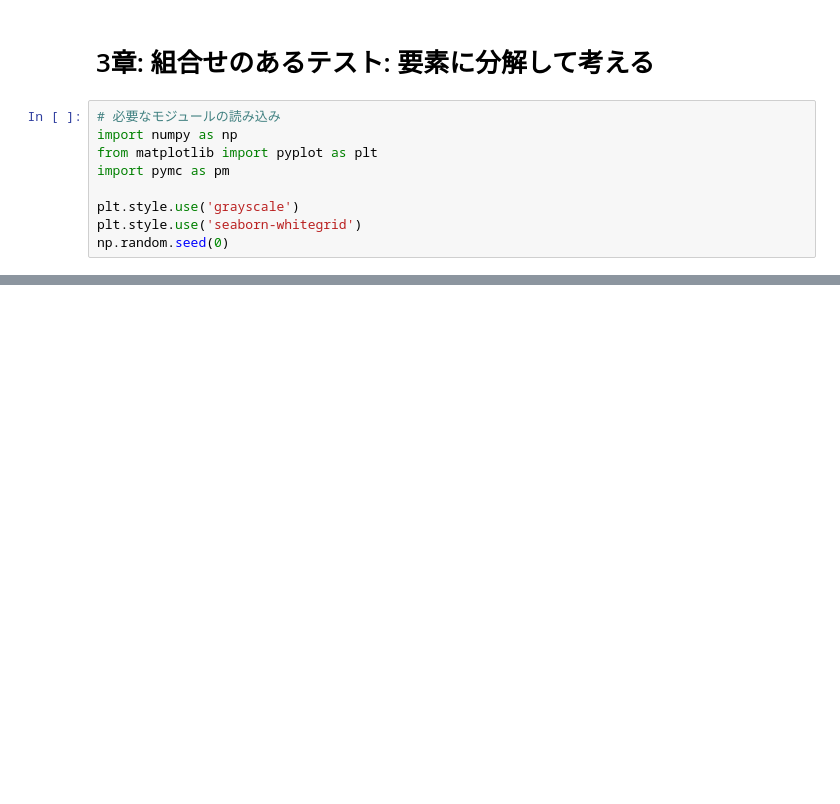
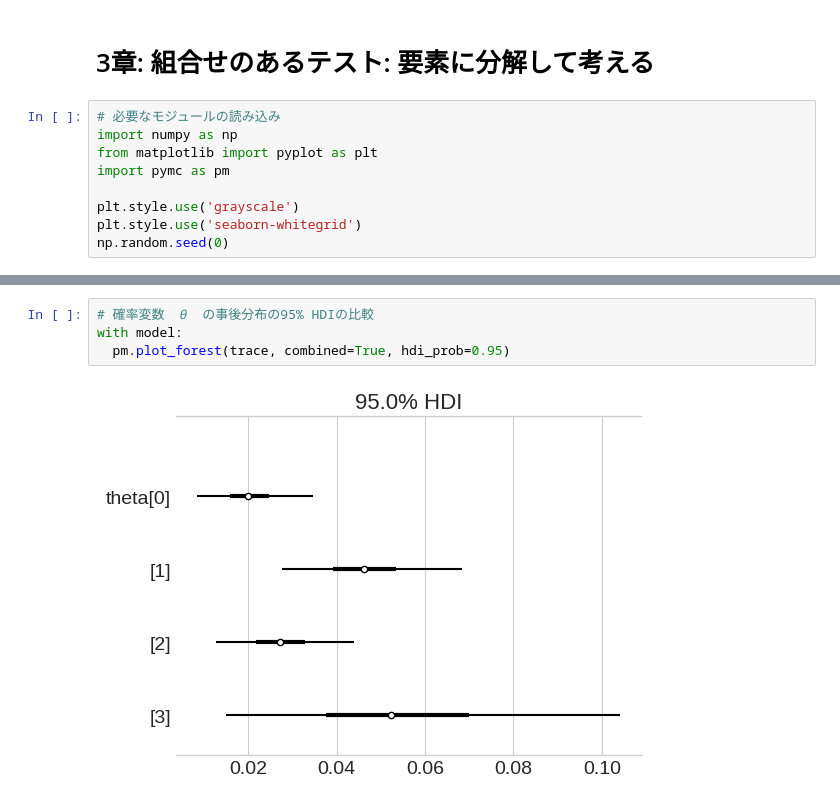
Before and after one commit to yuji-sgs/web-optimization, a Jupyter notebook: chapter3.ipynb, the cells around one changed output, grey strips where cells are left out. Saved outputs shown, nothing was run; the diff lists cells and outputs as text; blank space fills up the shorter version.

```diff
--- a/chapter3.ipynb
+++ b/chapter3.ipynb
@@ -17,0 +41,6 @@ np.random.seed(0)
+# %%
+# 確率変数  𝜃  の事後分布の95% HDIの比較
+with model:
+  pm.plot_forest(trace, combined=True, hdi_prob=0.95)
+# %% [output]
+[figure, added]
```
Also changed, not shown: parts of 6 cells of this notebook.
